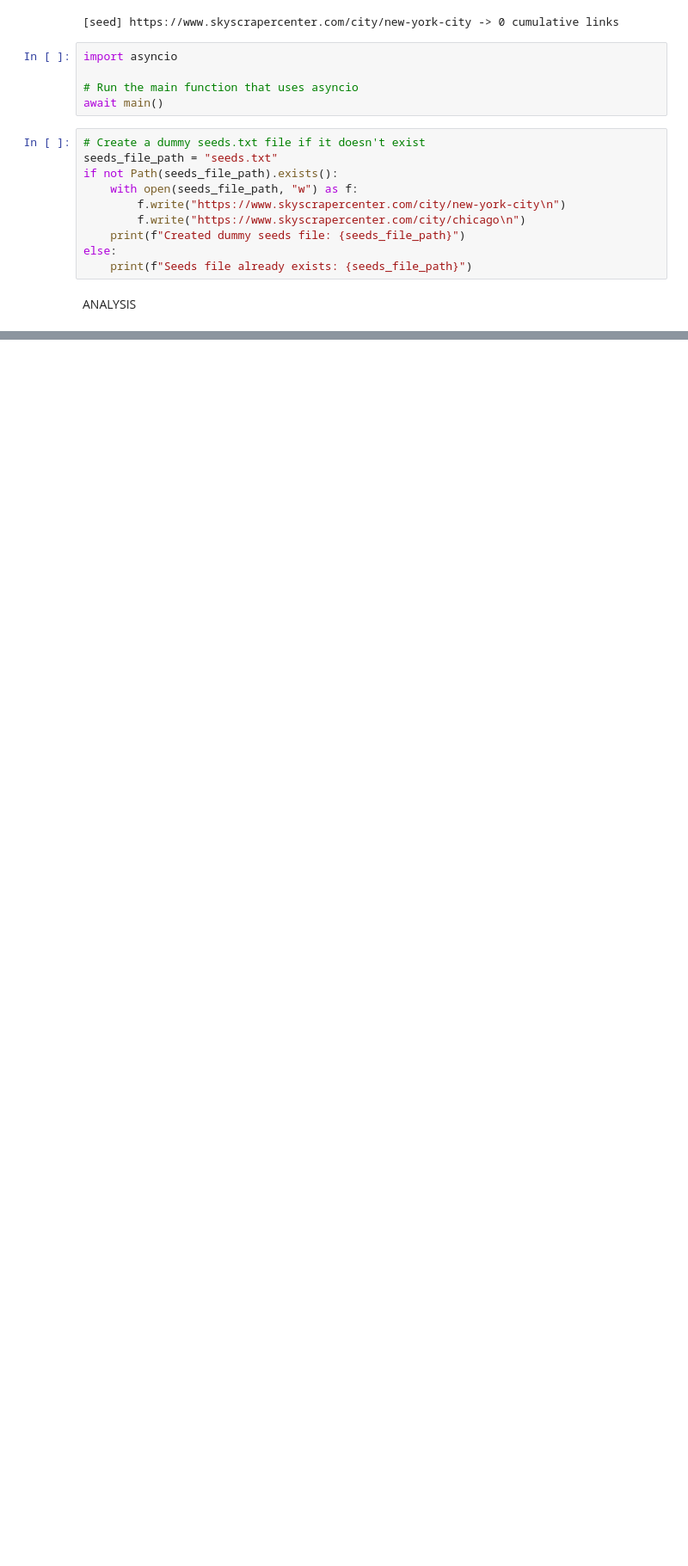
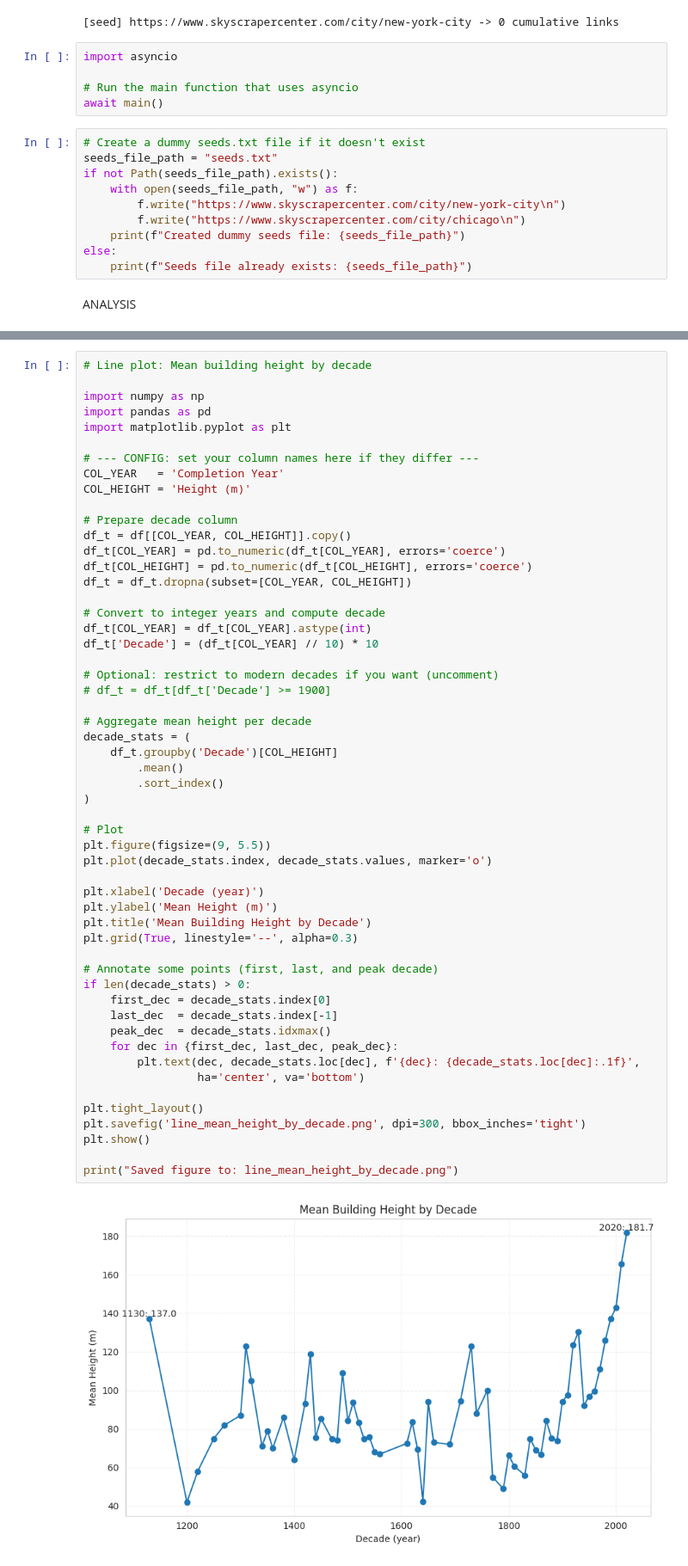
Before and after one commit to Annettteee/annette-colab-projects, a Jupyter notebook: Predicting_Architecture_Data.ipynb, the cells around one changed output, grey strips where cells are left out. Shown at 86% size. Cells and saved outputs as stored; diff of their text form; blank space fills up the shorter version.

```diff
--- a/Predicting_Architecture_Data.ipynb
+++ b/Predicting_Architecture_Data.ipynb
@@ -1851,0 +2090,56 @@ ANALYSIS
+# %%
+# Line plot: Mean building height by decade
+
+import numpy as np
+import pandas as pd
+import matplotlib.pyplot as plt
+
+# --- CONFIG: set your column names here if they differ ---
+COL_YEAR   = 'Completion Year'
+COL_HEIGHT = 'Height (m)'
+
+# Prepare decade column
+df_t = df[[COL_YEAR, COL_HEIGHT]].copy()
+df_t[COL_YEAR] = pd.to_numeric(df_t[COL_YEAR], errors='coerce')
+df_t[COL_HEIGHT] = pd.to_numeric(df_t[COL_HEIGHT], errors='coerce')
+df_t = df_t.dropna(subset=[COL_YEAR, COL_HEIGHT])
+
+# Convert to integer years and compute decade
+df_t[COL_YEAR] = df_t[COL_YEAR].astype(int)
+df_t['Decade'] = (df_t[COL_YEAR] // 10) * 10
+
+# Optional: restrict to modern decades if you want (uncomment)
+# df_t = df_t[df_t['Decade'] >= 1900]
+
+# Aggregate mean height per decade
+decade_stats = (
+    df_t.groupby('Decade')[COL_HEIGHT]
+        .mean()
+        .sort_index()
+)
+
+# Plot
+plt.figure(figsize=(9, 5.5))
+plt.plot(decade_stats.index, decade_stats.values, marker='o')
+
+plt.xlabel('Decade (year)')
+plt.ylabel('Mean Height (m)')
+plt.title('Mean Building Height by Decade')
+plt.grid(True, linestyle='--', alpha=0.3)
+
+# Annotate some points (first, last, and peak decade)
+if len(decade_stats) > 0:
+    first_dec = decade_stats.index[0]
+    last_dec  = decade_stats.index[-1]
+    peak_dec  = decade_stats.idxmax()
+    for dec in {first_dec, last_dec, peak_dec}:
+        plt.text(dec, decade_stats.loc[dec], f'{dec}: {decade_stats.loc[dec]:.1f}',
+                 ha='center', va='bottom')
+
+plt.tight_layout()
+plt.savefig('line_mean_height_by_decade.png', dpi=300, bbox_inches='tight')
+plt.show()
+
+print("Saved figure to: line_mean_height_by_decade.png")
+# %% [output]
+[figure, added]
```
Also changed, not shown: parts of 104 cells of this notebook.
